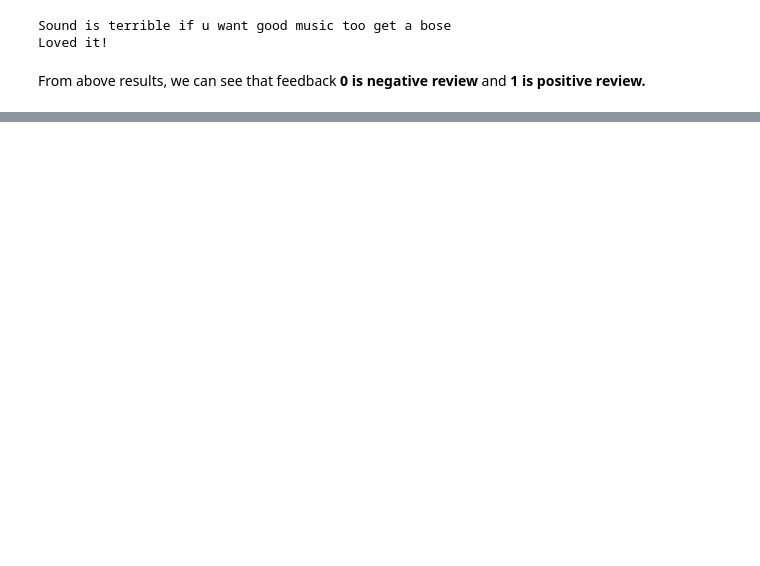
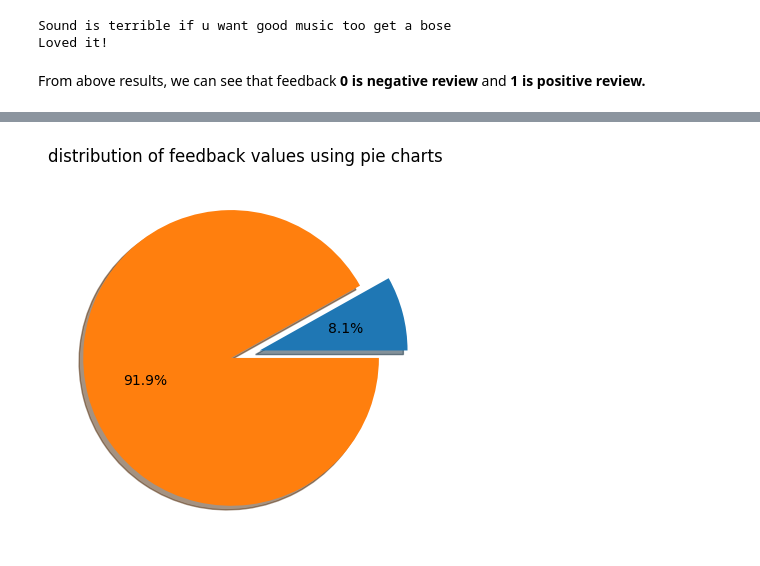
Before and after one commit to rtgsepoct/amazon-alexia-review-sentiment_analysis, a Jupyter notebook: amazon-alexa-review-sentiment_analysis.ipynb, the cells around one changed output, grey strips where cells are left out. Cells and saved outputs as stored; diff of their text form; code cells hidden in the pictures; blank space fills up the shorter version.

```diff
--- a/amazon-alexa-review-sentiment_analysis.ipynb
+++ b/amazon-alexa-review-sentiment_analysis.ipynb
@@ -216,0 +255,8 @@ plt.show()
+# %%
+explode= (0.1,0.1)
+gb = data.groupby("feedback").agg({'feedback':'count'})
+plt.pie(gb['feedback'], explode=explode, autopct='%1.1f%%',shadow=True)
+plt.title("distribution of feedback values using pie charts")
+plt.show()
+# %% [output]
+[figure, added]
```
Also changed, not shown: parts of 9 cells of this notebook.
